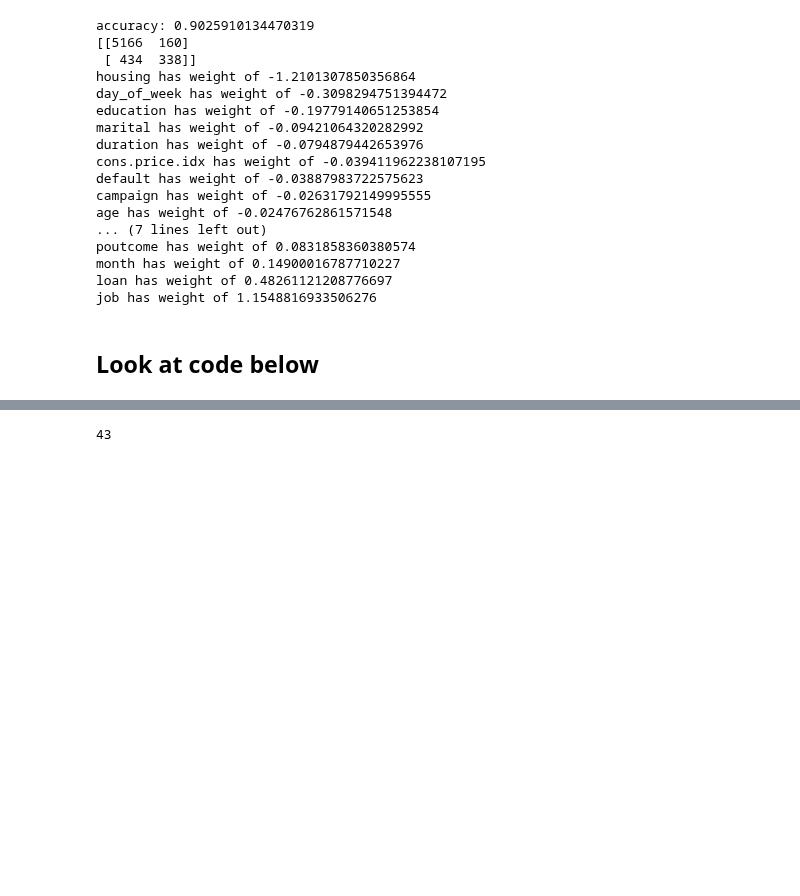
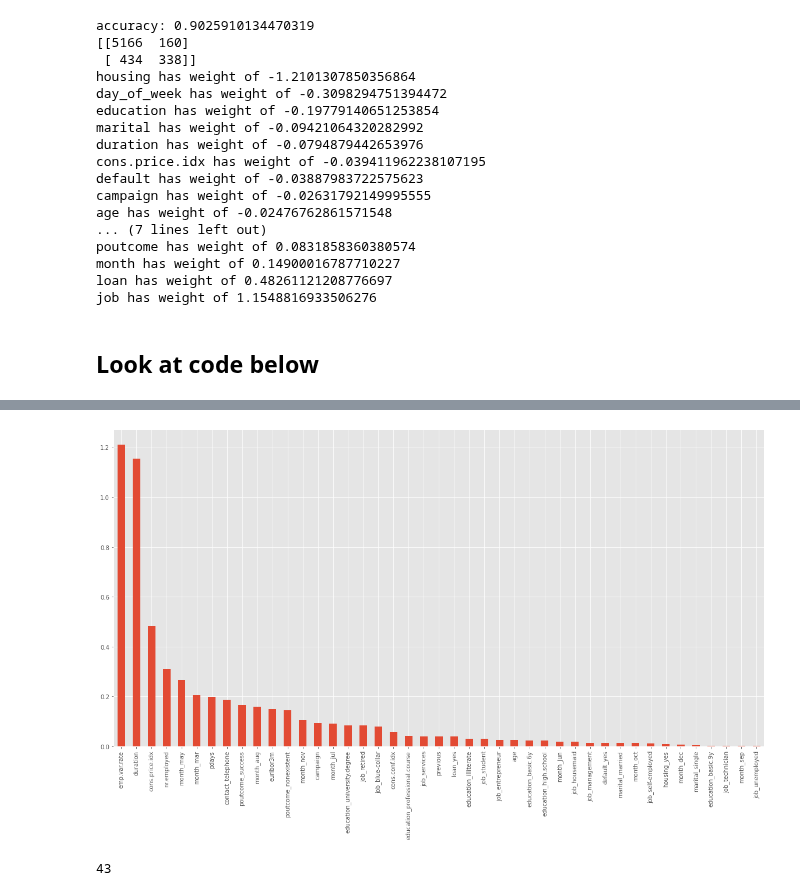
Before and after one commit to ChadKwong/DDSMachineLearning1, a Jupyter notebook: Mini Lab/Mini Lab.ipynb, the cells around one changed output, grey strips where cells are left out. Cells and saved outputs as stored; diff of their text form; code cells hidden in the pictures; blank space fills up the shorter version.

```diff
--- a/Mini Lab/Mini Lab.ipynb
+++ b/Mini Lab/Mini Lab.ipynb
@@ -370,3 +370,11 @@ plt.show()
+# %%
+absWeights= abs(weights)
+absWeights.sort_values(ascending=False).plot(kind='bar')
+# #Set Figure Size
+# plt.rcParams["figure.figsize"] = (20,10)
+plt.show()
+# %% [output]
+[figure, added]
 # %%
 print(len(lr_clf.coef_[0]))
 # %% [output]
```
Also changed, not shown: parts of 1 cell of this notebook.
